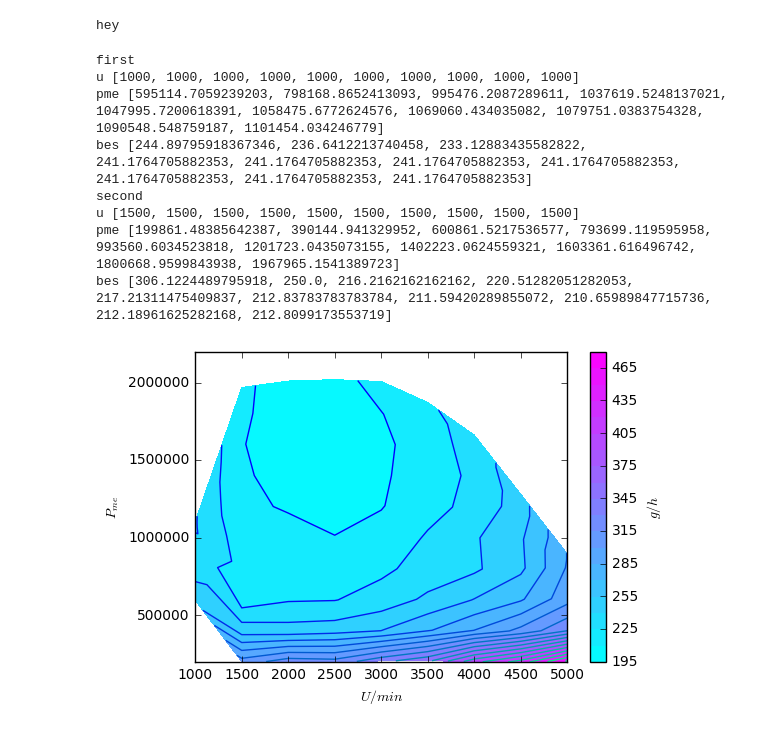
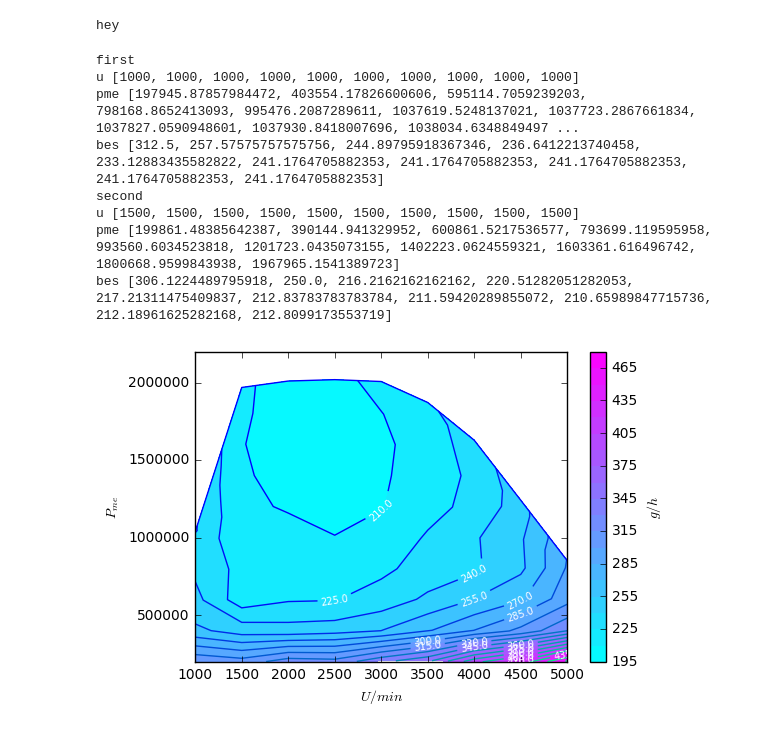
Before and after one commit to BMaxV/Motorkennfeldplot, a Jupyter notebook: main.ipynb, the cells around one changed output. Cells and saved outputs as stored; diff of their text form; code cells hidden in the pictures.

```diff
--- a/main.ipynb
+++ b/main.ipynb
@@ -177,28 +177,34 @@ def Teilfläche(p1,p2):
     return A
 
 
-A=0
-c=180
-m=180+360
-bartopascal=10**5
-btp=bartopascal
-print(m)
+Work=[]
+for paar in druckwinkel:
+    ps=paar[2]
+    A=0
+    c=180
+    m=180+360
+    bartopascal=10**5
+    btp=bartopascal
+    print(m)
 
-while c < m-1:
-    p1=(ps[c]*btp,Vs[c])
-    p2=(ps[c+1]*btp,Vs[c+1])
-    Teil_A=Teilfläche(p1,p2)
-    #control printout
-    #print("parts",p1,p2,Teil_A)
-    A+=Teil_A
-    c+=1
+    while c < m-1:
+        p1=(ps[c]*btp,Vs[c])
+        p2=(ps[c+1]*btp,Vs[c+1])
+        Teil_A=Teilfläche(p1,p2)
+        #control printout
+        #print("parts",p1,p2,Teil_A)
+        A+=Teil_A
+        c+=1
+    Work.append(A/1000)
+    print("Ergebnis, Arbeit bzw. eingeschlossene Fläche:",A/1000)# ccm->m3
+
+
 
 #p0=(ps[0],Vs[0])
 #pl=(ps[-1],Vs[-1])
 #ai=Teilfläche(pl,p0)
 #print(ai)
 #A+=ai
-print("Ergebnis, Arbeit bzw. eingeschlossene Fläche:",A/1000)# ccm->m3
 
 #gesamt_motor=A*2*(1500/60)/1000#pro sekunde in KW
 #print(gesamt_motor)#pro spiel
@@ -352,37 +425,41 @@ Z=fpb_es
 #print(len(X))
 #print(len(Y))
 #print(len(Z))
 #for xi in X:
 #    print(xi)
 print("first")
 print("u",fpUs[0])
 print("pme",fpP_mes[0])
 print("bes",fpb_es[0])
 print("second")
 print("u",fpUs[1])
 print("pme",fpP_mes[1])
 print("bes",fpb_es[1])
 
 
 levels=25
 plt.ylim([2*10**5,2.2*10**6])
+plt.plot(all_us,P_mes_voll)
 CS=plt.contourf(X,Y,Z,levels,cmap="cool")
-plt.contour(X,Y,Z,levels,cmap="winter")
+CS2=plt.contour(X,Y,Z,levels,cmap="winter")
+
+plt.clabel(CS2, fmt='%2.1f', colors='w', fontsize=7)
+
 cbar = plt.colorbar(CS)
 plt.xlabel("$U/min$")
 plt.ylabel("$P_{me}$")
 cbar.ax.set_ylabel("$g/h$")
 plt.show()
 # %% [output]
 first
 u [1000, 1000, 1000, 1000, 1000, 1000, 1000, 1000, 1000, 1000]
-pme [595114.7059239203, 798168.8652413093, 995476.2087289611, 1037619.5248137021, 1047995.7200618391, 1058475.6772624576, 1069060.434035082, 1079751.0383754328, 1090548.548759187, 1101454.034246779]
-bes [244.89795918367346, 236.6412213740458, 233.12883435582822, 241.1764705882353, 241.1764705882353, 241.1764705882353, 241.1764705882353, 241.1764705882353, 241.1764705882353, 241.1764705882353]
+pme [197945.87857984472, 403554.17826600606, 595114.7059239203, 798168.8652413093, 995476.2087289611, 1037619.5248137021, 1037723.2867661834, 1037827.0590948601, 1037930.8418007696, 1038034.6348849497 ...
+bes [312.5, 257.57575757575756, 244.89795918367346, 236.6412213740458, 233.12883435582822, 241.1764705882353, 241.1764705882353, 241.1764705882353, 241.1764705882353, 241.1764705882353]
 second
 u [1500, 1500, 1500, 1500, 1500, 1500, 1500, 1500, 1500, 1500]
 pme [199861.48385642387, 390144.941329952, 600861.5217536577, 793699.119595958, 993560.6034523818, 1201723.0435073155, 1402223.0624559321, 1603361.616496742, 1800668.9599843938, 1967965.1541389723]
 bes [306.1224489795918, 250.0, 216.2162162162162, 220.51282051282053, 217.21311475409837, 212.83783783783784, 211.59420289855072, 210.65989847715736, 212.18961625282168, 212.8099173553719]
-[figure, old version]
+[figure, new version]
 # %%
 
 #wir haben:
```
Also changed, not shown: parts of 6 cells of this notebook.
